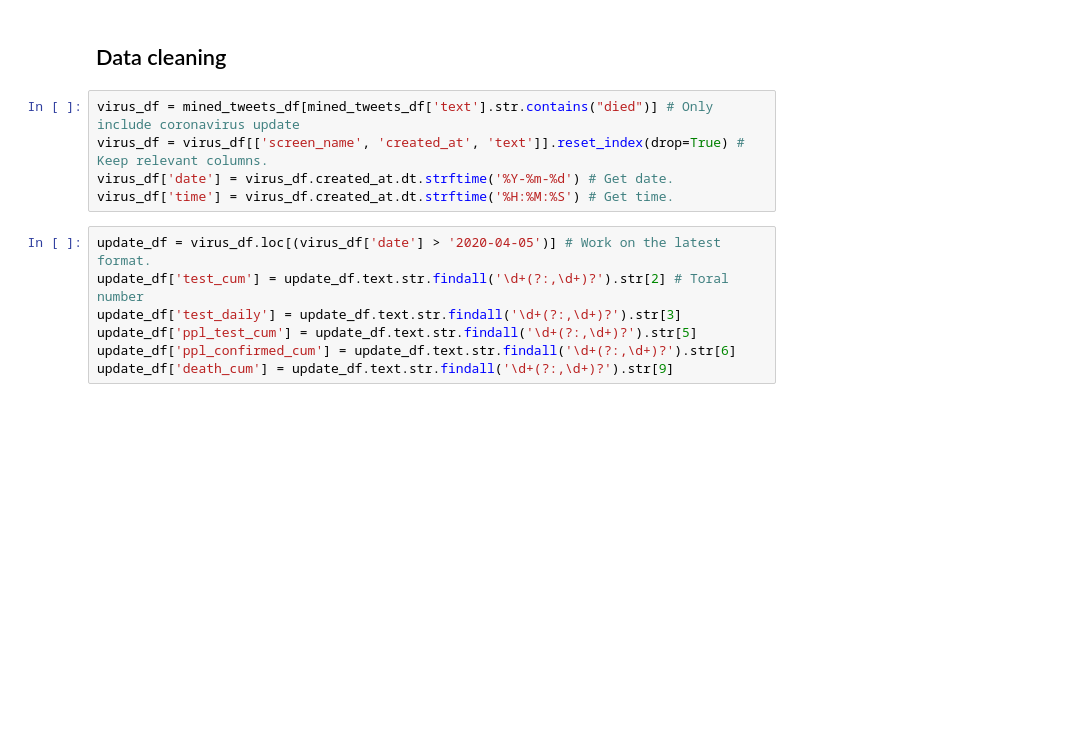
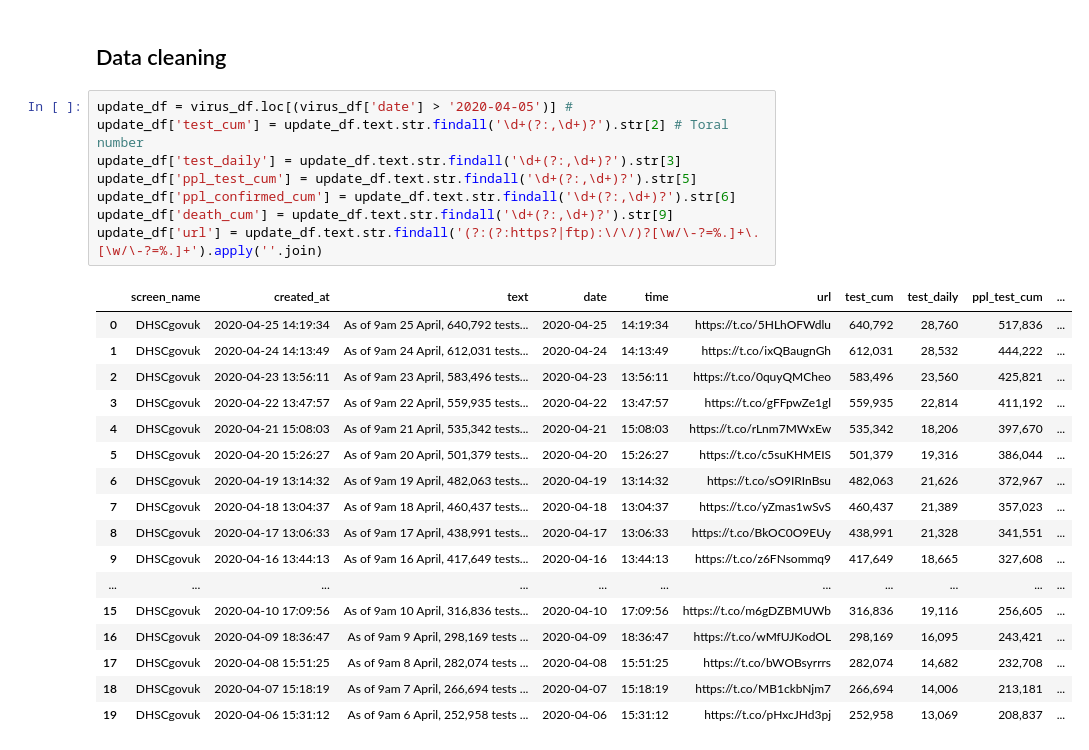
Before and after one commit to linusnhh/telegram_corona, a Jupyter notebook: coronavirus_tweets.ipynb, the cells around one changed output. Drawn from its saved outputs; the diff is of its cells as text; blank space fills up the shorter version.

```diff
--- a/coronavirus_tweets.ipynb
+++ b/coronavirus_tweets.ipynb
@@ -29,16 +60,30 @@ mined_tweets_df= pd.DataFrame(mined_tweets)
 # %% [markdown]
 ## Data cleaning
-# %%
-virus_df = mined_tweets_df[mined_tweets_df['text'].str.contains("died")] # Only include coronavirus update
-virus_df = virus_df[['screen_name', 'created_at', 'text']].reset_index(drop=True) # Keep relevant columns.
-virus_df['date'] = virus_df.created_at.dt.strftime('%Y-%m-%d') # Get date.
-virus_df['time'] = virus_df.created_at.dt.strftime('%H:%M:%S') # Get time.
 # %%
-update_df = virus_df.loc[(virus_df['date'] > '2020-04-05')] # Work on the latest format.
+update_df = virus_df.loc[(virus_df['date'] > '2020-04-05')] #
 update_df['test_cum'] = update_df.text.str.findall('\d+(?:,\d+)?').str[2] # Toral number
 update_df['test_daily'] = update_df.text.str.findall('\d+(?:,\d+)?').str[3]
 update_df['ppl_test_cum'] = update_df.text.str.findall('\d+(?:,\d+)?').str[5]
 update_df['ppl_confirmed_cum'] = update_df.text.str.findall('\d+(?:,\d+)?').str[6]
 update_df['death_cum'] = update_df.text.str.findall('\d+(?:,\d+)?').str[9]
+update_df['url'] = update_df.text.str.findall('(?:(?:https?|ftp):\/\/)?[\w/\-?=%.]+\.[\w/\-?=%.]+').apply(''.join)
+# %% [output]
+|  | screen_name | created_at | text | date | time | url | test_cum | test_daily | ppl_test_cum | ... |
+| 0 | DHSCgovuk | 2020-04-25 14:19:34 | As of 9am 25 April, 640,792 tests... | 2020-04-25 | 14:19:34 | https://t.co/5HLhOFWdlu | 640,792 | 28,760 | 517,836 | ... |
+| 1 | DHSCgovuk | 2020-04-24 14:13:49 | As of 9am 24 April, 612,031 tests... | 2020-04-24 | 14:13:49 | https://t.co/ixQBaugnGh | 612,031 | 28,532 | 444,222 | ... |
+| 2 | DHSCgovuk | 2020-04-23 13:56:11 | As of 9am 23 April, 583,496 tests... | 2020-04-23 | 13:56:11 | https://t.co/0quyQMCheo | 583,496 | 23,560 | 425,821 | ... |
+| 3 | DHSCgovuk | 2020-04-22 13:47:57 | As of 9am 22 April, 559,935 tests... | 2020-04-22 | 13:47:57 | https://t.co/gFFpwZe1gl | 559,935 | 22,814 | 411,192 | ... |
+| 4 | DHSCgovuk | 2020-04-21 15:08:03 | As of 9am 21 April, 535,342 tests... | 2020-04-21 | 15:08:03 | https://t.co/rLnm7MWxEw | 535,342 | 18,206 | 397,670 | ... |
+| 5 | DHSCgovuk | 2020-04-20 15:26:27 | As of 9am 20 April, 501,379 tests... | 2020-04-20 | 15:26:27 | https://t.co/c5suKHMEIS | 501,379 | 19,316 | 386,044 | ... |
+| 6 | DHSCgovuk | 2020-04-19 13:14:32 | As of 9am 19 April, 482,063 tests... | 2020-04-19 | 13:14:32 | https://t.co/sO9IRInBsu | 482,063 | 21,626 | 372,967 | ... |
+| 7 | DHSCgovuk | 2020-04-18 13:04:37 | As of 9am 18 April, 460,437 tests... | 2020-04-18 | 13:04:37 | https://t.co/yZmas1wSvS | 460,437 | 21,389 | 357,023 | ... |
+| 8 | DHSCgovuk | 2020-04-17 13:06:33 | As of 9am 17 April, 438,991 tests... | 2020-04-17 | 13:06:33 | https://t.co/BkOC0O9EUy | 438,991 | 21,328 | 341,551 | ... |
+| 9 | DHSCgovuk | 2020-04-16 13:44:13 | As of 9am 16 April, 417,649 tests... | 2020-04-16 | 13:44:13 | https://t.co/z6FNsommq9 | 417,649 | 18,665 | 327,608 | ... |
+| ... | ... | ... | ... | ... | ... | ... | ... | ... | ... | ... |
+| 15 | DHSCgovuk | 2020-04-10 17:09:56 | As of 9am 10 April, 316,836 tests... | 2020-04-10 | 17:09:56 | https://t.co/m6gDZBMUWb | 316,836 | 19,116 | 256,605 | ... |
+| 16 | DHSCgovuk | 2020-04-09 18:36:47 | As of 9am 9 April, 298,169 tests ... | 2020-04-09 | 18:36:47 | https://t.co/wMfUJKodOL | 298,169 | 16,095 | 243,421 | ... |
+| 17 | DHSCgovuk | 2020-04-08 15:51:25 | As of 9am 8 April, 282,074 tests ... | 2020-04-08 | 15:51:25 | https://t.co/bWOBsyrrrs | 282,074 | 14,682 | 232,708 | ... |
+| 18 | DHSCgovuk | 2020-04-07 15:18:19 | As of 9am 7 April, 266,694 tests ... | 2020-04-07 | 15:18:19 | https://t.co/MB1ckbNjm7 | 266,694 | 14,006 | 213,181 | ... |
+| 19 | DHSCgovuk | 2020-04-06 15:31:12 | As of 9am 6 April, 252,958 tests ... | 2020-04-06 | 15:31:12 | https://t.co/pHxcJHd3pj | 252,958 | 13,069 | 208,837 | ... |
 # %%
 vis_df = update_df.drop(columns=['text', 'created_at', 'time'])
```
Also changed, not shown: parts of 11 cells of this notebook, 11 other files.
